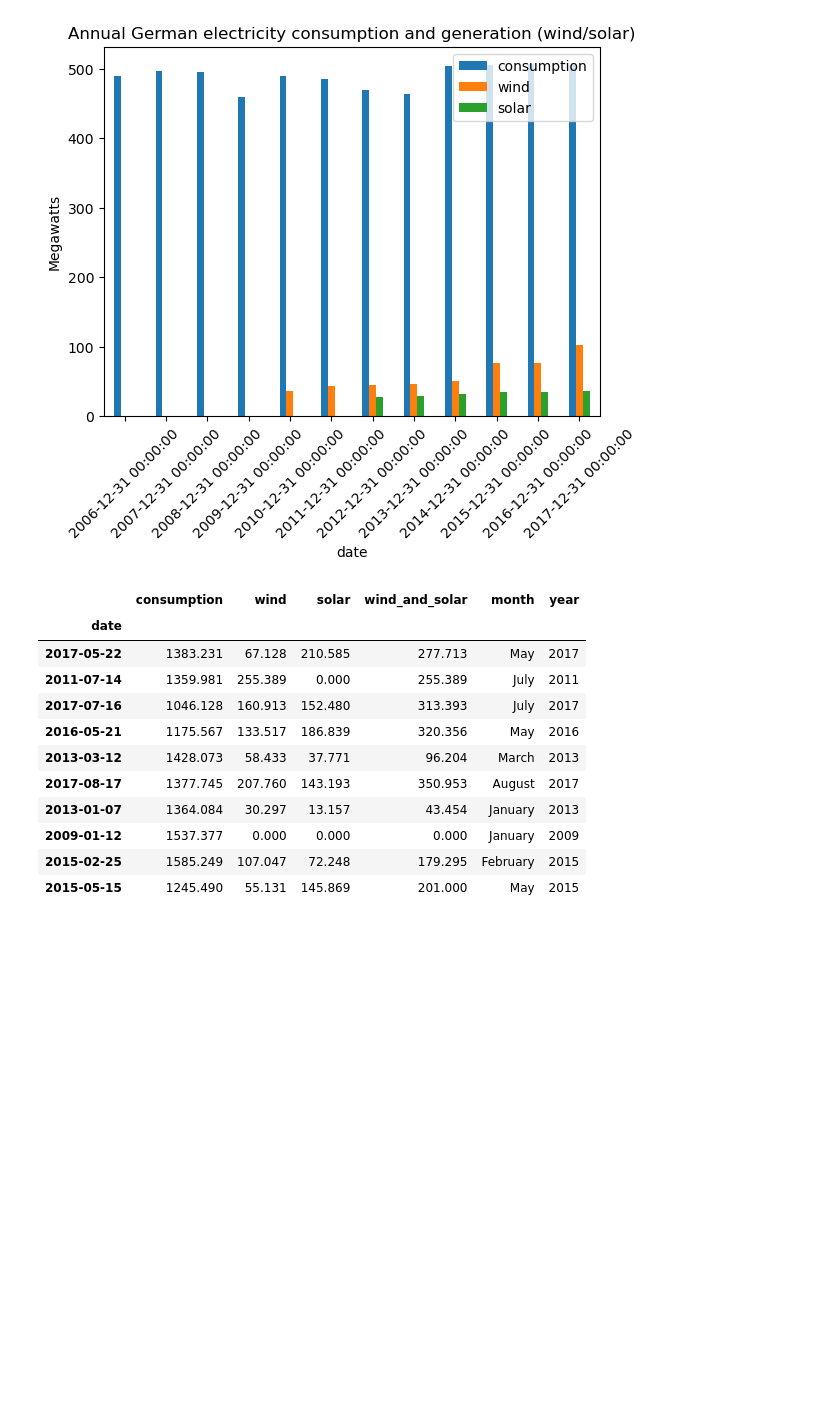
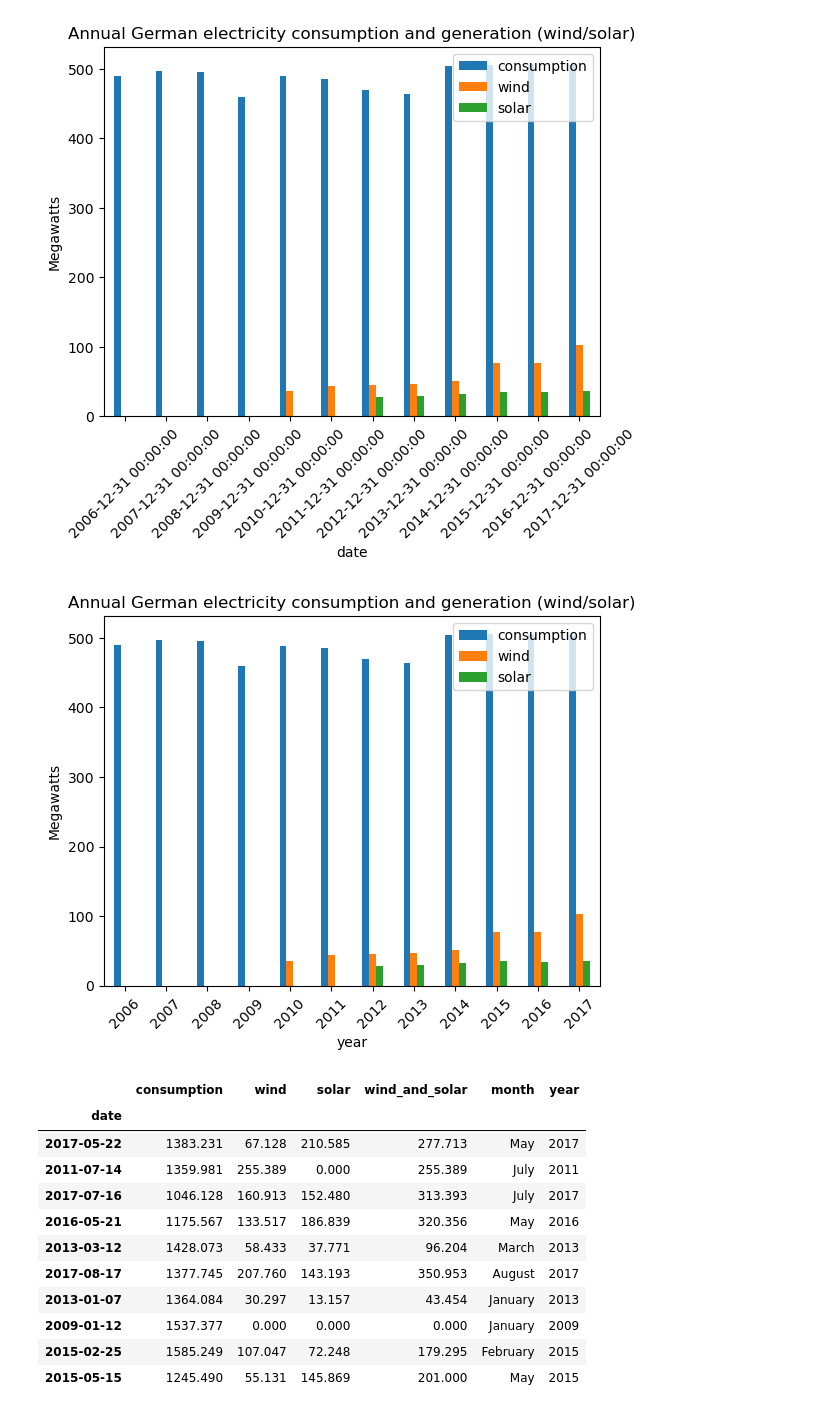
Before and after one commit to corey-hermesch/time-series-exercises, a Jupyter notebook: acquire_notebook.ipynb, the cells around one changed output. Saved outputs shown, nothing was run; the diff lists cells and outputs as text; code cells hidden in the pictures; blank space fills up the shorter version.

```diff
--- a/acquire_notebook.ipynb
+++ b/acquire_notebook.ipynb
@@ -774,6 +773,15 @@ plt.ylabel('Megawatts')
 plt.show()
 # %% [output]
 [figure]
+# %%
+# this version using groupby('year') got the year on the x axis
+df.groupby('year').sum().plot( y=['consumption', 'wind', 'solar'], kind='bar', rot=45)
+plt.title('Annual German electricity consumption and generation (wind/solar)')
+plt.yticks(ticks = range(0,600000, 100000), labels= range(0, 600, 100))
+plt.ylabel('Megawatts')
+plt.show()
+# %% [output]
+[figure, added]
 # %%
 df.sample(10)
 # %% [output]
```
Also changed, not shown: parts of 1 cell of this notebook, 1 other file.
